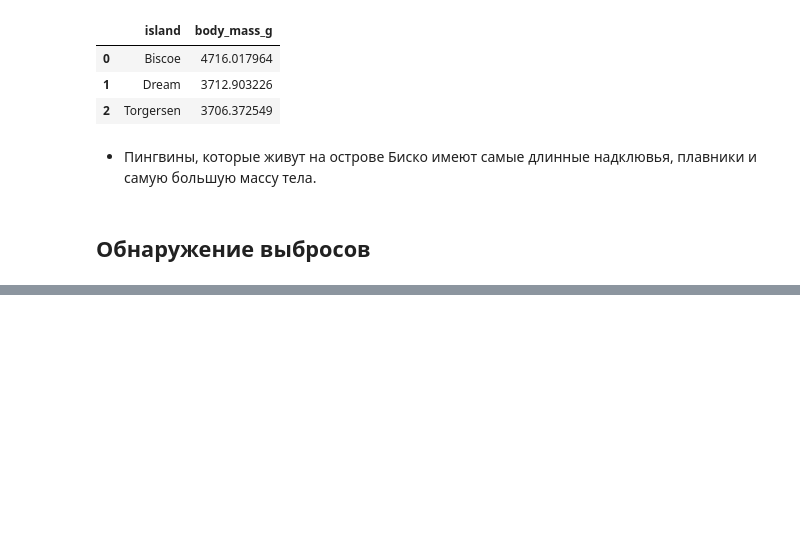
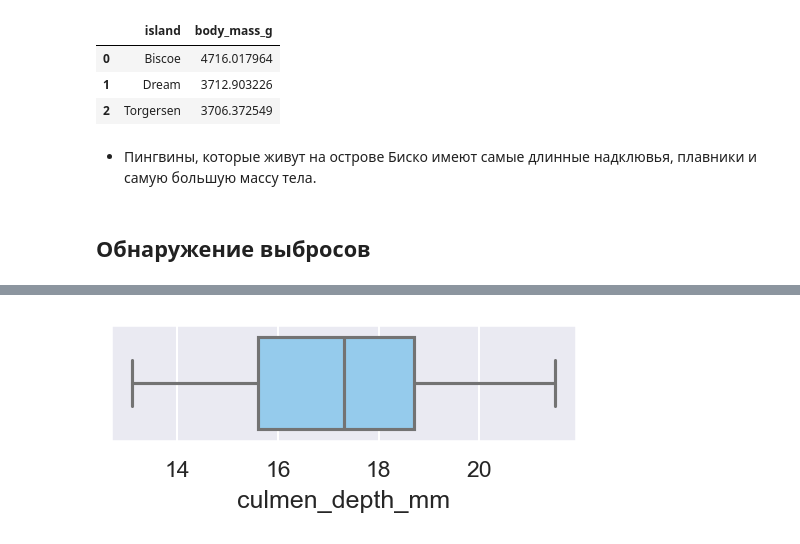
Before and after one commit to alesialesia/Project, a Jupyter notebook: Final version Penguins in Antarctica.ipynb, the cells around one changed output, grey strips where cells are left out. Saved outputs shown, nothing was run; the diff lists cells and outputs as text; code cells hidden in the pictures; blank space fills up the shorter version.

```diff
--- a/Final version Penguins in Antarctica.ipynb
+++ b/Final version Penguins in Antarctica.ipynb
@@ -412,0 +426,5 @@ mean().sort_values(by ="body_mass_g", ascending = False)
+# %%
+plt.figure(figsize=(4, 1))
+sns.boxplot(x='culmen_depth_mm', data=df);
+# %% [output]
+[figure, added]
```
Also changed, not shown: parts of 51 cells of this notebook.
